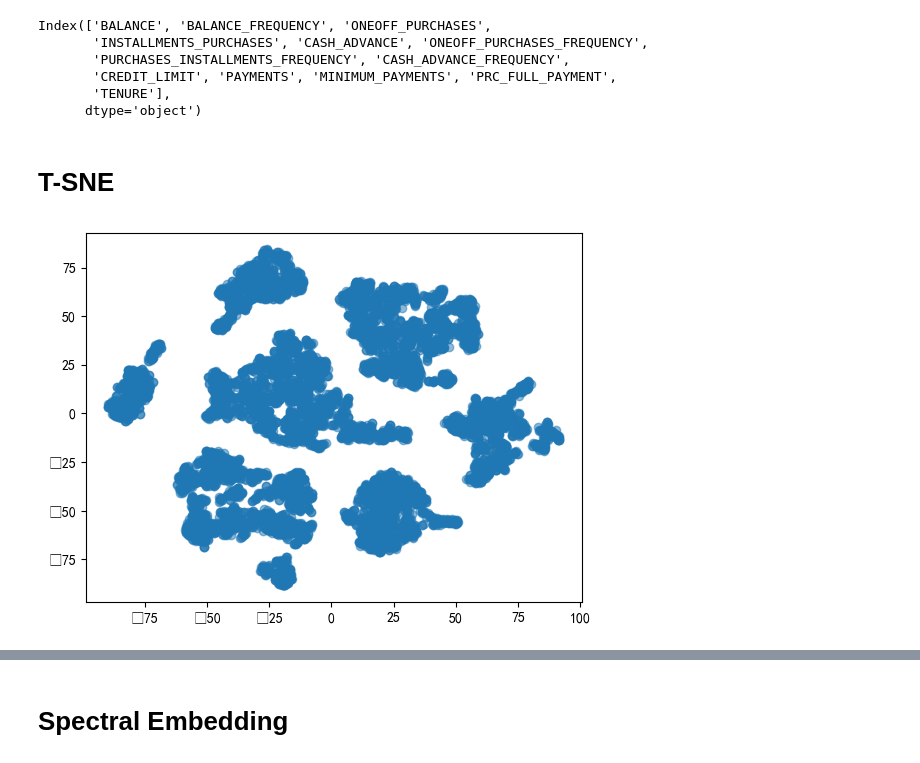
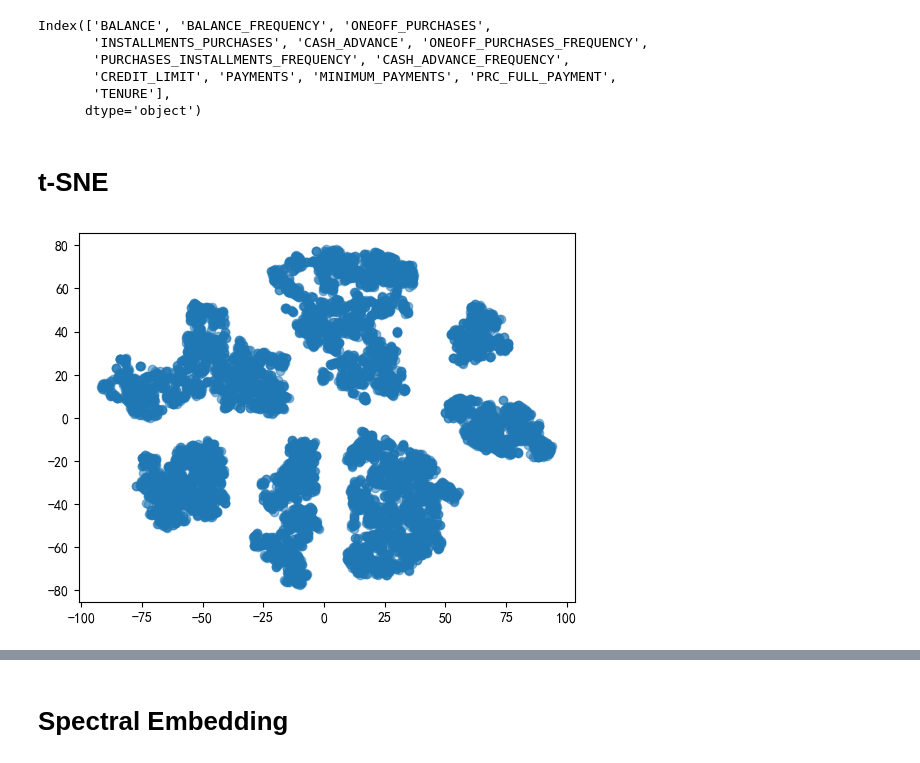
Before and after one commit to TBW108/CIS-Clustering-Project, a Jupyter notebook: Clustering.ipynb, the cells around one changed output, grey strips where cells are left out. Cells and saved outputs as stored; diff of their text form; code cells hidden in the pictures.

```diff
--- a/Clustering.ipynb
+++ b/Clustering.ipynb
@@ -7,10 +7,12 @@ import seaborn as sns
 import matplotlib.pyplot as plt
 from sklearn.cluster import DBSCAN
 from sklearn.decomposition import PCA
+from sklearn.manifold import TSNE
 import matplotlib.style as ms
 ms.use('default')
 plt.rcParams['font.family'] = ['sans-serif']
 plt.rcParams['font.sans-serif'] = ['SimHei']
+plt.rcParams['axes.unicode_minus'] =False
 # %%
 def get_droped_data(path):
     data=pd.read_csv("CC GENERAL.csv")
@@ -111,8 +113,4 @@ for i, col in enumerate(data.columns):
         ax = plt.subplot(7, 2, i+1)
         sns.kdeplot(data[col], ax=ax)
         plt.xlabel(col)
-
-cols = ['BALANCE', 'ONEOFF_PURCHASES', 'INSTALLMENTS_PURCHASES', 'CASH_ADVANCE', 'ONEOFF_PURCHASES_FREQUENCY', 'CREDIT_LIMIT', 'PAYMENTS', 'MINIMUM_PAYMENTS']
-for col in cols:
-    data[col] = np.log(1 + data[col])
 # %% [output]
@@ -284,11 +338,9 @@ Index(['BALANCE', 'BALANCE_FREQUENCY', 'ONEOFF_PURCHASES',
        'TENURE'],
       dtype='object')
 # %% [markdown]
-# T-SNE
+# t-SNE
 # %%
-from sklearn.manifold import TSNE
-tsne2 = TSNE(n_components=2)  # 降维度至二维
-
-t_trans_data=red_dim_plot2(tsne2,X)
+tsne_model=TSNE(n_components=2)
+tsne_data=red_dim_plot2(tsne_model,X)
 # %% [output]
-[figure, old version]
+[figure, new version]
```
Also changed, not shown: parts of 32 cells of this notebook.
